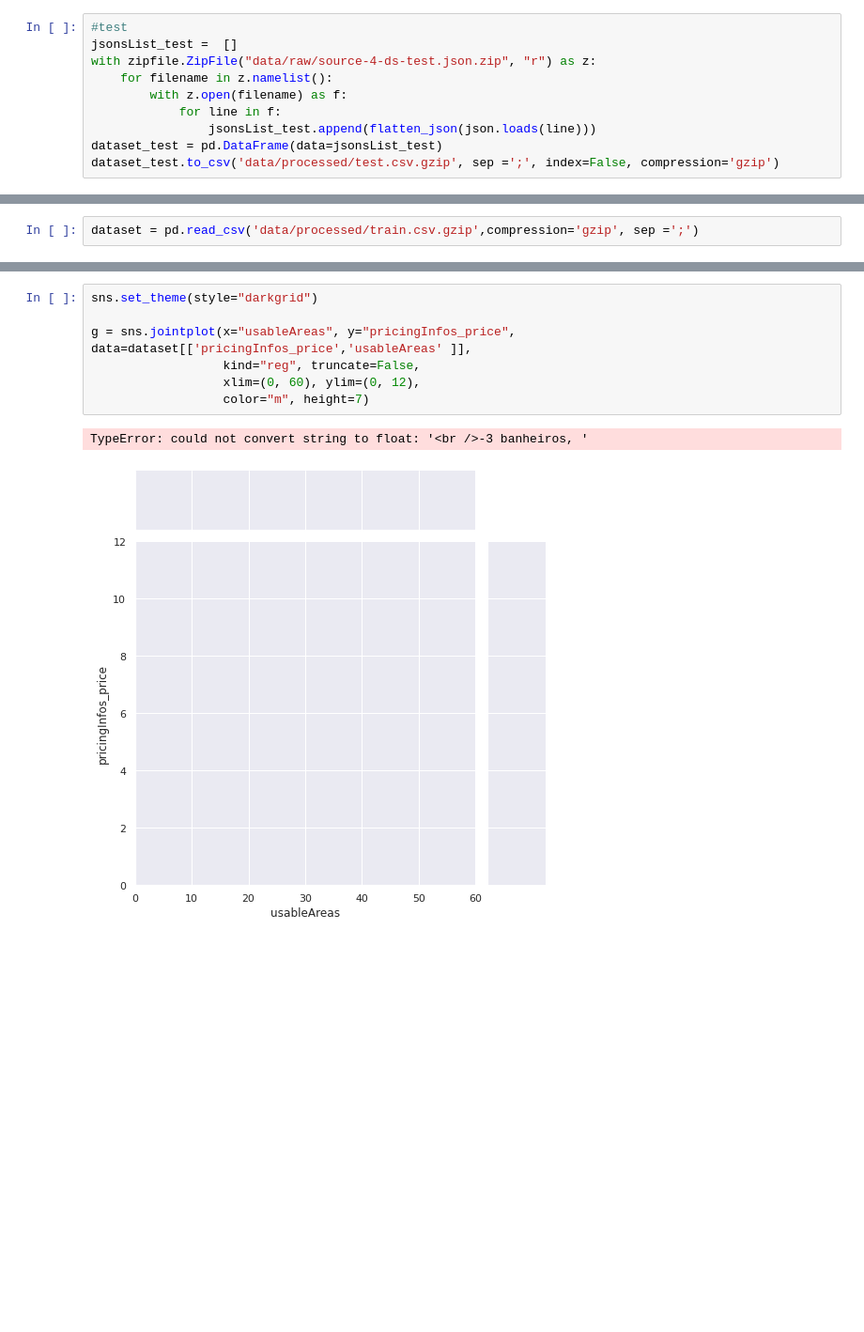
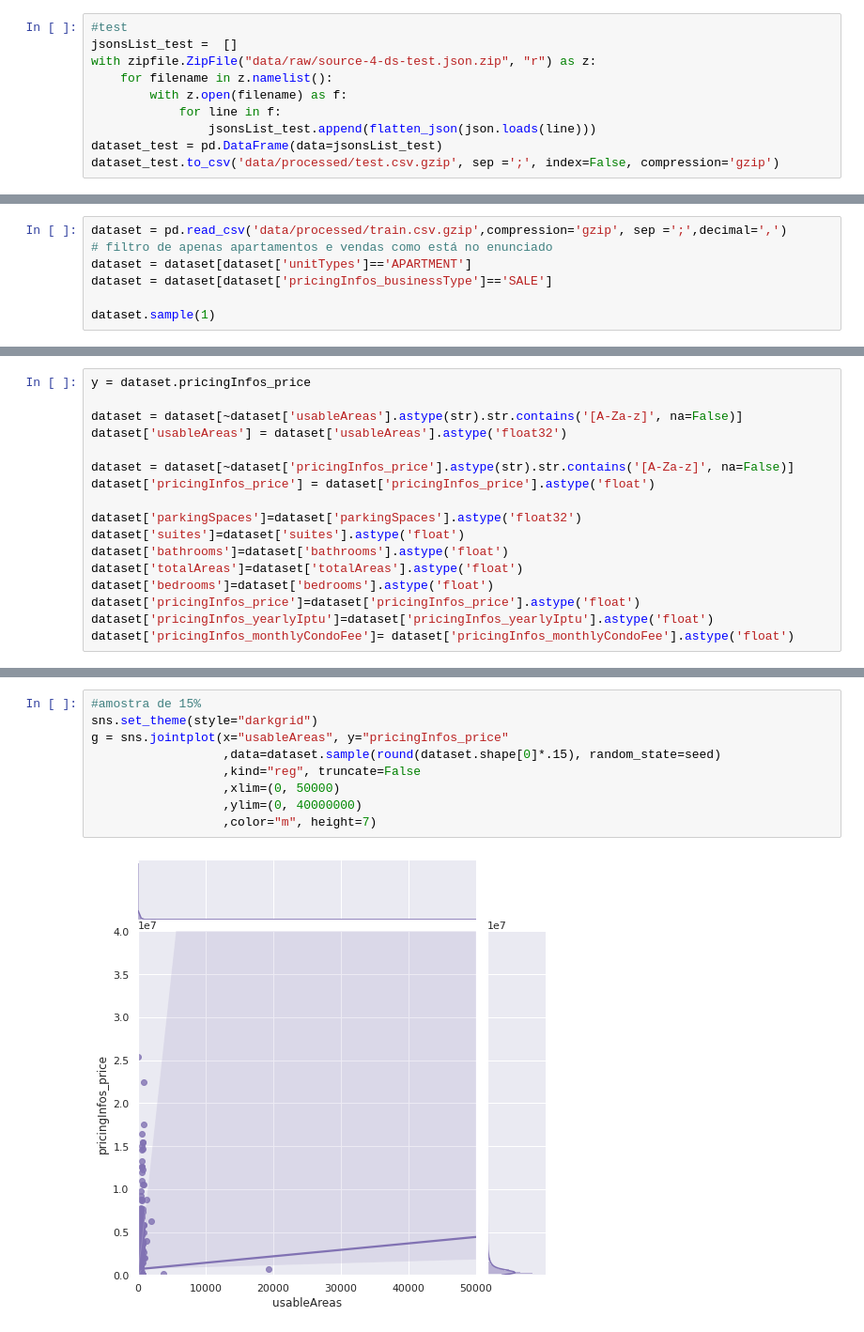
Before and after one commit to WillyHHsu/imoveis, a Jupyter notebook: exploratory.ipynb, the cells around one changed output, grey strips where cells are left out. Shown at 94% size. Drawn from its saved outputs; the diff is of its cells as text; blank space fills up the shorter version.

```diff
--- a/exploratory.ipynb
+++ b/exploratory.ipynb
@@ -44,2 +47,7 @@ dataset_test.to_csv('data/processed/test.csv.gzip', sep =';', index=False, compr
 # %%
-dataset = pd.read_csv('data/processed/train.csv.gzip',compression='gzip', sep =';')
+dataset = pd.read_csv('data/processed/train.csv.gzip',compression='gzip', sep =';',decimal=',')
+# filtro de apenas apartamentos e vendas como está no enunciado
+dataset = dataset[dataset['unitTypes']=='APARTMENT']
+dataset = dataset[dataset['pricingInfos_businessType']=='SALE']
+
+dataset.sample(1)
@@ -52,0 +60,17 @@ y = dataset.pricingInfos_price
+# %%
+y = dataset.pricingInfos_price
+
+dataset = dataset[~dataset['usableAreas'].astype(str).str.contains('[A-Za-z]', na=False)]
+dataset['usableAreas'] = dataset['usableAreas'].astype('float32')
+
+dataset = dataset[~dataset['pricingInfos_price'].astype(str).str.contains('[A-Za-z]', na=False)]
+dataset['pricingInfos_price'] = dataset['pricingInfos_price'].astype('float')
+
+dataset['parkingSpaces']=dataset['parkingSpaces'].astype('float32')
+dataset['suites']=dataset['suites'].astype('float')
+dataset['bathrooms']=dataset['bathrooms'].astype('float')
+dataset['totalAreas']=dataset['totalAreas'].astype('float')
+dataset['bedrooms']=dataset['bedrooms'].astype('float')
+dataset['pricingInfos_price']=dataset['pricingInfos_price'].astype('float')
+dataset['pricingInfos_yearlyIptu']=dataset['pricingInfos_yearlyIptu'].astype('float')
+dataset['pricingInfos_monthlyCondoFee']= dataset['pricingInfos_monthlyCondoFee'].astype('float')
@@ -53,10 +114,11 @@ y = dataset.pricingInfos_price
 # %%
+#amostra de 15%
 sns.set_theme(style="darkgrid")
-
-g = sns.jointplot(x="usableAreas", y="pricingInfos_price", data=dataset[['pricingInfos_price','usableAreas' ]],
-                  kind="reg", truncate=False,
-                  xlim=(0, 60), ylim=(0, 12),
-                  color="m", height=7)
+g = sns.jointplot(x="usableAreas", y="pricingInfos_price"
+                  ,data=dataset.sample(round(dataset.shape[0]*.15), random_state=seed)
+                  ,kind="reg", truncate=False
+                  ,xlim=(0, 50000)
+                  ,ylim=(0, 40000000)
+                  ,color="m", height=7)
 # %% [output]
-TypeError: could not convert string to float: '<br />-3 banheiros, '
-[figure, old version]
+[figure, new version]
```
Also changed, not shown: parts of 16 cells of this notebook.
